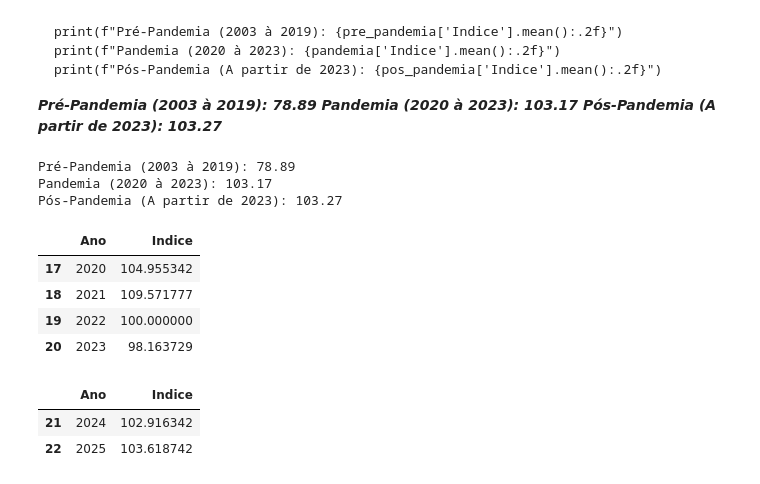
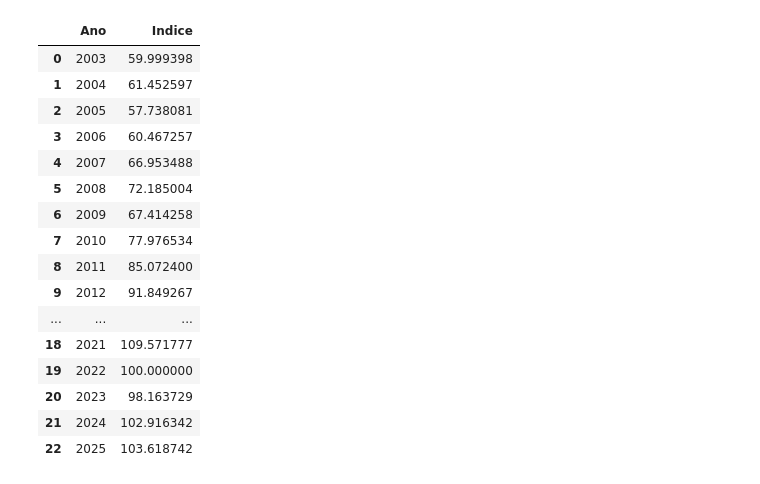
Before and after one commit to fabao404/Projetos, a Jupyter notebook: indice_vendas_reais_matcom/main.ipynb, the cells around one changed output. Drawn from its saved outputs; the diff is of its cells as text; code cells hidden in the pictures.

````diff
--- a/indice_vendas_reais_matcom/main.ipynb
+++ b/indice_vendas_reais_matcom/main.ipynb
@@ -140,31 +150,20 @@ show_result(
-# %% [markdown]
-```
-print(f"Pré-Pandemia (2003 à 2019): {pre_pandemia['Indice'].mean():.2f}")
-print(f"Pandemia (2020 à 2023): {pandemia['Indice'].mean():.2f}")
-print(f"Pós-Pandemia (A partir de 2023): {pos_pandemia['Indice'].mean():.2f}")
-```
-***Pré-Pandemia (2003 à 2019): 78.89
-Pandemia (2020 à 2023): 103.17
-Pós-Pandemia (A partir de 2023): 103.27***
-# %%
-print(f"Pré-Pandemia (2003 à 2019): {pre_pandemia['Indice'].mean():.2f}")
-print(f"Pandemia (2020 à 2023): {pandemia['Indice'].mean():.2f}")
-print(f"Pós-Pandemia (A partir de 2023): {pos_pandemia['Indice'].mean():.2f}")
-# %% [output]
-Pré-Pandemia (2003 à 2019): 78.89
-Pandemia (2020 à 2023): 103.17
-Pós-Pandemia (A partir de 2023): 103.27
-# %%
-pandemia
-# %% [output]
-|  | Ano | Indice |
-| 17 | 2020 | 104.955342 |
-| 18 | 2021 | 109.571777 |
-| 19 | 2022 | 100.000000 |
-| 20 | 2023 | 98.163729 |
-# %%
-pos_pandemia
-# %% [output]
-|  | Ano | Indice |
-| 21 | 2024 | 102.916342 |
-| 22 | 2025 | 103.618742 |
+# %%
+data.groupby("Ano",as_index=False)["Indice"].mean()
+# %% [output]
+|  | Ano | Indice |
+| 0 | 2003 | 59.999398 |
+| 1 | 2004 | 61.452597 |
+| 2 | 2005 | 57.738081 |
+| 3 | 2006 | 60.467257 |
+| 4 | 2007 | 66.953488 |
+| 5 | 2008 | 72.185004 |
+| 6 | 2009 | 67.414258 |
+| 7 | 2010 | 77.976534 |
+| 8 | 2011 | 85.072400 |
+| 9 | 2012 | 91.849267 |
+| ... | ... | ... |
+| 18 | 2021 | 109.571777 |
+| 19 | 2022 | 100.000000 |
+| 20 | 2023 | 98.163729 |
+| 21 | 2024 | 102.916342 |
+| 22 | 2025 | 103.618742 |
````
Also changed, not shown: parts of 10 cells of this notebook.
